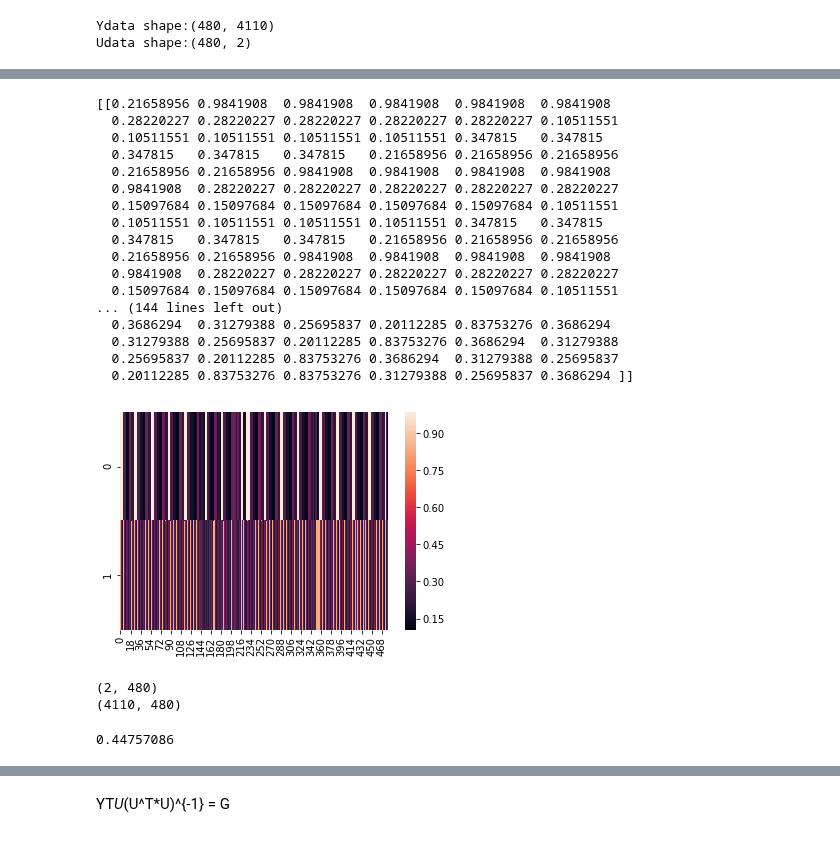
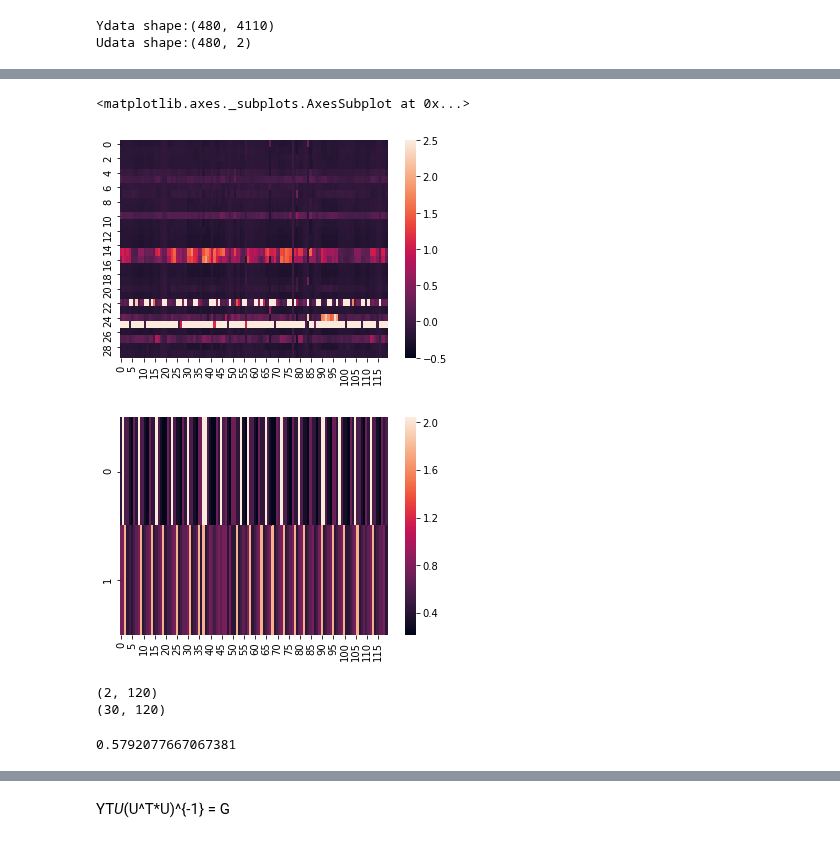
Before and after one commit to YeungRepo/darpa-sd2, a Jupyter notebook: IO_learning/Deep Input-Output Regression.ipynb, the cells around one changed output, grey strips where cells are left out. Drawn from its saved outputs; the diff is of its cells as text; code cells hidden in the pictures.

Commit message:
updated with correct normalizers, correct data, time-series subsampling, the right pickle file

```diff
--- a/IO_learning/Deep Input-Output Regression.ipynb
+++ b/IO_learning/Deep Input-Output Regression.ipynb
@@ -30,18 +30,25 @@ alt_data
 outputs.pdf
 varied_genes_heatmap.png
 # %%
-file_obj = open('NAND_Titration_IO_data_empty_landing_pads_full.pickle','rb')
+#file_obj = open('NAND_Titration_IO_data_empty_landing_pads_full.pickle','rb')
 #file_obj = open('NAND_Titration_IO_data_MG1655_empty_landing_pads.pickle','rb')
-#file_obj = open('NAND_Titration_IO_data_MG1655_NAND_Circuit.pickle','rb')
+file_obj = open('NAND_Titration_IO_data_NAND_Circuit_full.pickle','rb')
 allVars = pickle.load(file_obj)
 Udata_raw = allVars[0]  #Output Data
 Ydata_raw = allVars[1]  #Input Data
 print("Ydata shape:" + repr(Ydata_raw.shape));
 print("Udata shape:" + repr(Udata_raw.shape));
 
-Ydata_raw = np.log2(np.asarray(Ydata_raw,dtype=np.float32)+1e-15)
-
-Udata_raw = np.log2(np.asarray(Udata_raw,dtype=np.float32)+1e-15)
+Ydata_raw_orig = (np.asarray(Ydata_raw,dtype=np.float32))
+Ydata_raw =  np.zeros((np.int(Ydata_raw_orig.shape[0]/4),Ydata_raw_orig.shape[1]));
+for ind in range(0,Ydata_raw_orig.shape[0]):
+    if ind%4 ==0:
+        Ydata_raw[np.int(ind/4)] = Ydata_raw_orig[ind]
+Udata_raw_orig = np.log2(np.asarray(Udata_raw,dtype=np.float32)+1e-15)
+Udata_raw =  np.zeros((np.int(Udata_raw_orig.shape[0]/4),Udata_raw_orig.shape[1]));
+for ind in range(0,Udata_raw_orig.shape[0]):
+    if ind%4 ==0:
+        Udata_raw[np.int(ind/4)] = Udata_raw_orig[ind]
 
 
 YmmS = preprocessing.StandardScaler();
@@ -49,7 +56,7 @@ UmmS = preprocessing.Normalizer();
 Ydata = YmmS.fit_transform(Ydata_raw.T)
 Udata = UmmS.fit_transform(Udata_raw.T)*-1e1
 #UmmS.inverse_transform(....)
-Ydata = Ydata;
+Ydata = Ydata[-31:-1,:];
 # %% [output]
 Ydata shape:(480, 4110)
 Udata shape:(480, 2)
@@ -56,26 +79,14 @@ Udata shape:(480, 2)
 # %%
 import seaborn as sns
+plt.figure()
+sns.heatmap(Ydata,vmin=-0.5,vmax=2.5)
+plt.figure()
 sns.heatmap(Udata)
-print(Udata[0:10])
+#print(Udata[0:10])
 # %% [output]
-[[0.21658956 0.9841908  0.9841908  0.9841908  0.9841908  0.9841908
-  0.28220227 0.28220227 0.28220227 0.28220227 0.28220227 0.10511551
-  0.10511551 0.10511551 0.10511551 0.10511551 0.347815   0.347815
-  0.347815   0.347815   0.347815   0.21658956 0.21658956 0.21658956
-  0.21658956 0.21658956 0.9841908  0.9841908  0.9841908  0.9841908
-  0.9841908  0.28220227 0.28220227 0.28220227 0.28220227 0.28220227
-  0.15097684 0.15097684 0.15097684 0.15097684 0.15097684 0.10511551
-  0.10511551 0.10511551 0.10511551 0.10511551 0.347815   0.347815
-  0.347815   0.347815   0.347815   0.21658956 0.21658956 0.21658956
-  0.21658956 0.21658956 0.9841908  0.9841908  0.9841908  0.9841908
-  0.9841908  0.28220227 0.28220227 0.28220227 0.28220227 0.28220227
-  0.15097684 0.15097684 0.15097684 0.15097684 0.15097684 0.10511551
-... (144 lines left out)
-  0.3686294  0.31279388 0.25695837 0.20112285 0.83753276 0.3686294
-  0.31279388 0.25695837 0.20112285 0.83753276 0.3686294  0.31279388
-  0.25695837 0.20112285 0.83753276 0.3686294  0.31279388 0.25695837
-  0.20112285 0.83753276 0.83753276 0.31279388 0.25695837 0.3686294 ]]
+<matplotlib.axes._subplots.AxesSubplot at 0x...>
-[figure, old version]
+[figure, new version]
+[figure, added]
 # %%
 print(Udata.shape)
 print(Ydata.shape)
@@ -84,6 +95,6 @@ K = np.dot(Ydata,np.linalg.pinv(Udata))
 #print(K.shape)
 np.linalg.norm(Ydata - np.dot(K,Udata),ord=2)/np.linalg.norm(Ydata,ord=2)
 # %% [output]
-(2, 480)
-(4110, 480)
+(2, 120)
+(30, 120)
-0.44757086
+0.5792077667067381
```
Also changed, not shown: parts of 7 cells of this notebook, 2 other files.
